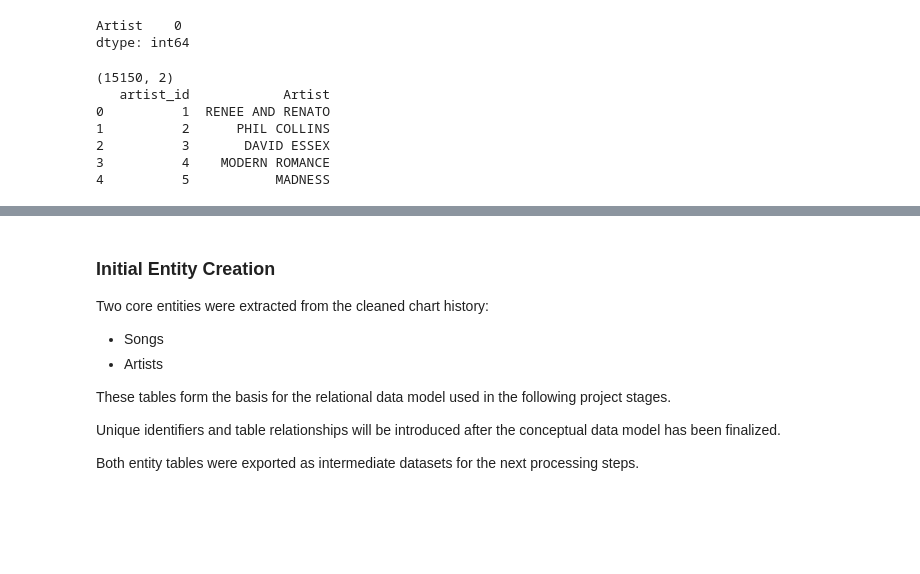
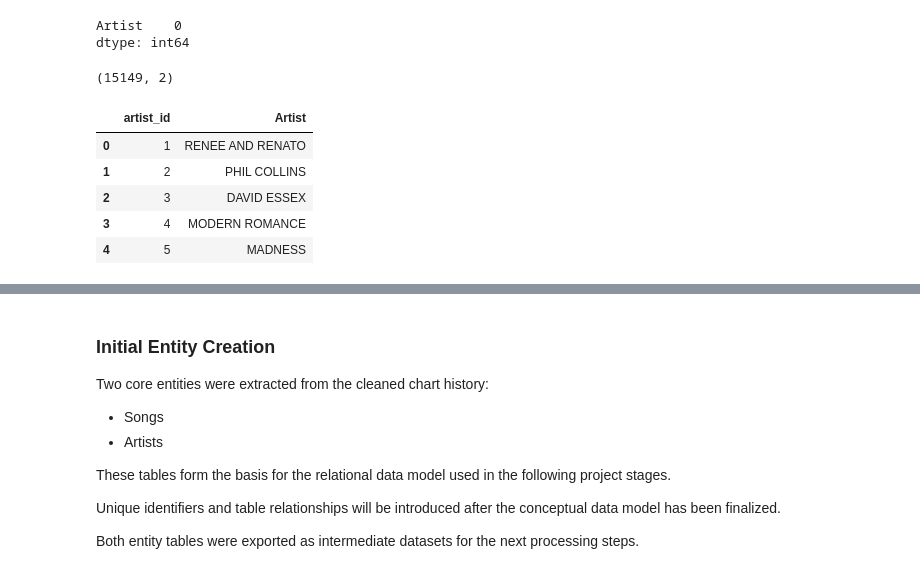
Before and after one commit to Sabrinalyst/what-happened-to-music, a Jupyter notebook: notebooks/02_song_table.ipynb, the cells around one changed output, grey strips where cells are left out. Saved outputs shown, nothing was run; the diff lists cells and outputs as text; code cells hidden in the pictures; blank space fills up the shorter version.

```diff
--- a/notebooks/02_song_table.ipynb
+++ b/notebooks/02_song_table.ipynb
@@ -134,0 +200,9 @@ missing_artist_songs
+# %%
+# Recreate the Song Table from the corrected chart history
+
+songs = chart_history[['Song', 'Artist']].copy()
+
+unique_songs = songs.drop_duplicates().reset_index(drop=True)
+print(unique_songs.shape)
+
+unique_songs.info()
@@ -141,7 +240,7 @@ The identifier serves as the primary key for the song table and enables consiste
 # %%
 # Assign Unique Song Identifiers
 
-unique_songs = unique_songs[unique_songs['Artist'].notna()].reset_index(drop=True)
+unique_songs = unique_songs.reset_index(drop=True)
 
 unique_songs['song_id'] = range(1, len(unique_songs) + 1)
 unique_songs = unique_songs[['song_id', 'Song', 'Artist']]
@@ -184,18 +296,18 @@ dtype: int64
 # %%
 # Assign Unique Artist Identifiers
 
-artists = artists.dropna().reset_index(drop=True)
+artists = artists.reset_index(drop=True)
 
 artists['artist_id'] = range(1, len(artists) + 1)
 artists = artists[['artist_id', 'Artist']]
 
 print(artists.shape)
-print(artists.head())
+artists.head()
 # %% [output]
-(15150, 2)
-   artist_id            Artist
-0          1  RENEE AND RENATO
-1          2      PHIL COLLINS
-2          3       DAVID ESSEX
-3          4    MODERN ROMANCE
-4          5           MADNESS
+(15149, 2)
+|  | artist_id | Artist |
+| 0 | 1 | RENEE AND RENATO |
+| 1 | 2 | PHIL COLLINS |
+| 2 | 3 | DAVID ESSEX |
+| 3 | 4 | MODERN ROMANCE |
+| 4 | 5 | MADNESS |
```
Also changed, not shown: parts of 14 cells of this notebook, 3 other files.
